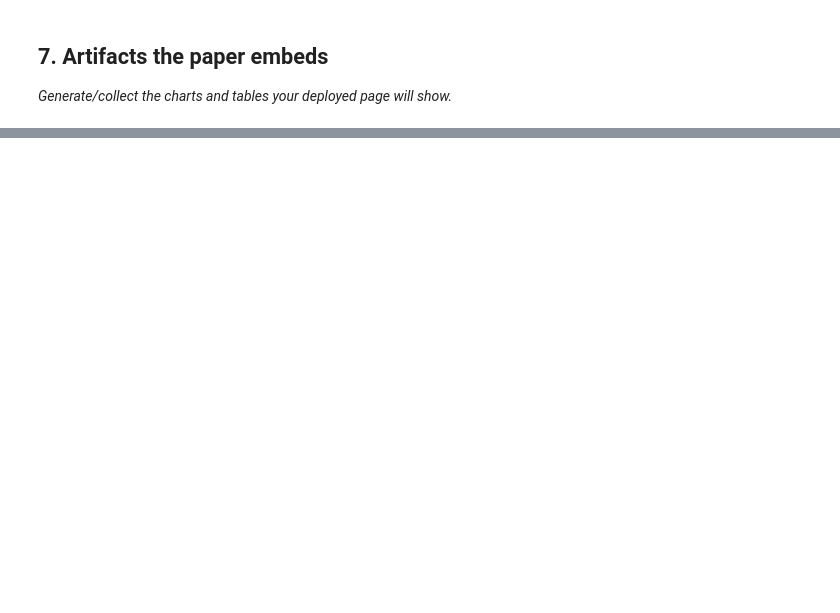
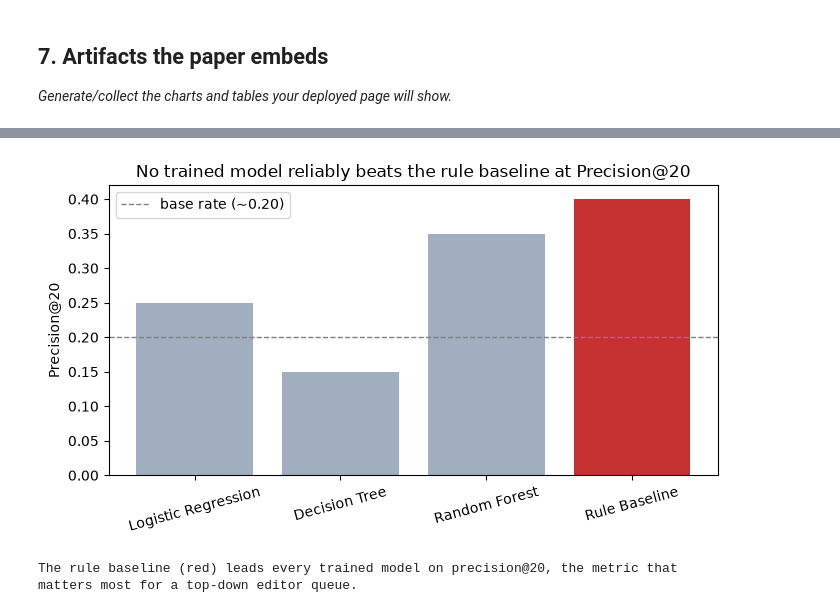
Before and after one commit to Vishal-141206/flyrank-ml-internship, a Jupyter notebook: work/notebooks/capstone.ipynb, the cells around one changed output, grey strips where cells are left out. Cells and saved outputs as stored; diff of their text form; code cells hidden in the pictures; blank space fills up the shorter version.

```diff
--- a/work/notebooks/capstone.ipynb
+++ b/work/notebooks/capstone.ipynb
@@ -36,0 +406,26 @@ This skeleton is yours to fill. Work the sections **in order** — each one has
+# %%
+results_summary = pd.DataFrame({
+    "Logistic Regression": [0.558, 0.25, 0.15],
+    "Decision Tree": [0.660, 0.15, 0.73],
+    "Random Forest": [0.651, 0.35, 0.33],
+    "Rule Baseline": [0.601, 0.40, 0.43],
+}, index=["AUC", "Precision@20", "Precision@100"]).T
+
+fig, ax = plt.subplots(figsize=(7, 4))
+x = np.arange(len(results_summary))
+ax.bar(x, results_summary["Precision@20"], color=["#a0aec0","#a0aec0","#a0aec0","#c53030"])
+ax.set_xticks(x)
+ax.set_xticklabels(results_summary.index, rotation=15)
+ax.set_ylabel("Precision@20")
+ax.axhline(0.20, color="gray", linestyle="--", linewidth=1, label="base rate (~0.20)")
+ax.set_title("No trained model reliably beats the rule baseline at Precision@20")
+ax.legend()
+plt.tight_layout()
+plt.savefig("../figures/model_vs_baseline_p20.png", dpi=150)
+plt.show()
+print("The rule baseline (red) leads every trained model on precision@20, the metric that\n"
+      "matters most for a top-down editor queue.")
+# %% [output]
+[figure, added]
+The rule baseline (red) leads every trained model on precision@20, the metric that
+matters most for a top-down editor queue.
```
Also changed, not shown: parts of 14 cells of this notebook, 3 other files.
